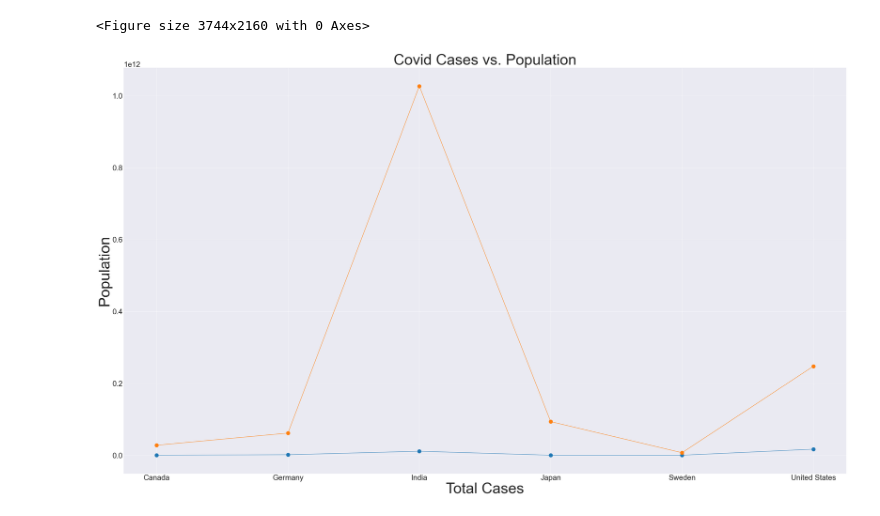
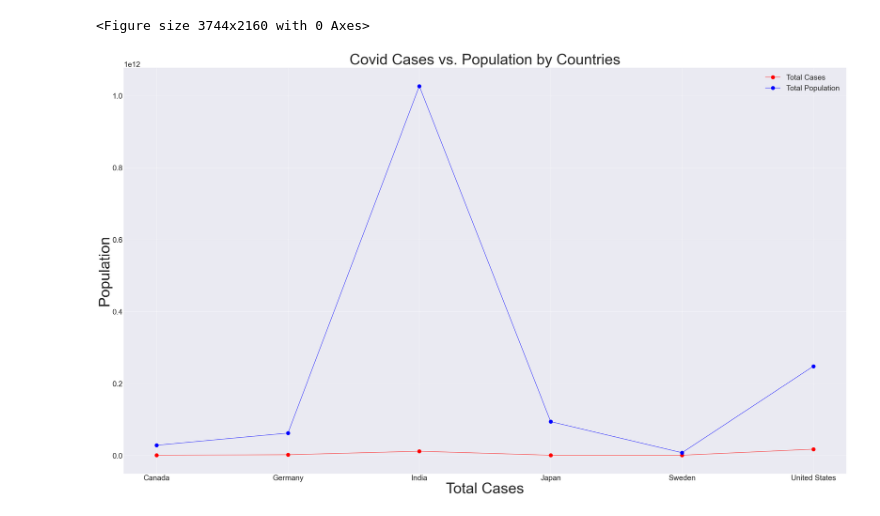
Before and after one commit to ranusuri/Team-A-Project-1, a Jupyter notebook: Setordji_Abotsi/Covid_Data_Analysis.1.ipynb, the cells around one changed output. Cells and saved outputs as stored; diff of their text form; code cells hidden in the pictures.

```diff
--- a/Setordji_Abotsi/Covid_Data_Analysis.1.ipynb
+++ b/Setordji_Abotsi/Covid_Data_Analysis.1.ipynb
@@ -378,11 +379,14 @@ plt.tight_layout()
 [figure]
 <Figure size 3744x2160 with 0 Axes>
 # %%
-plt.plot(pop_cases_pop_df[["total_cases", "population"]], marker = 'o')
-plt.title('Covid Cases vs. Population', fontsize=60)
+#lt.plot(pop_cases_pop_df[["total_cases", "population"]], marker = 'o')
+plt.plot(pop_cases_pop_df[["total_cases"]], color="r", marker='o', label="Total Cases")
+plt.plot(pop_cases_pop_df[["population"]], color="b", marker='o', label="Total Population")
+plt.title('Covid Cases vs. Population by Countries', fontsize=60)
 plt.xlabel('Total Cases', fontsize=60)
 plt.ylabel('Population', fontsize=60)
 plt.grid(True)
+plt.legend(loc="upper right")
 plt.show()
 # %% [output]
-[figure, old version]
+[figure, new version]
```
Also changed, not shown: parts of 3 cells of this notebook.
